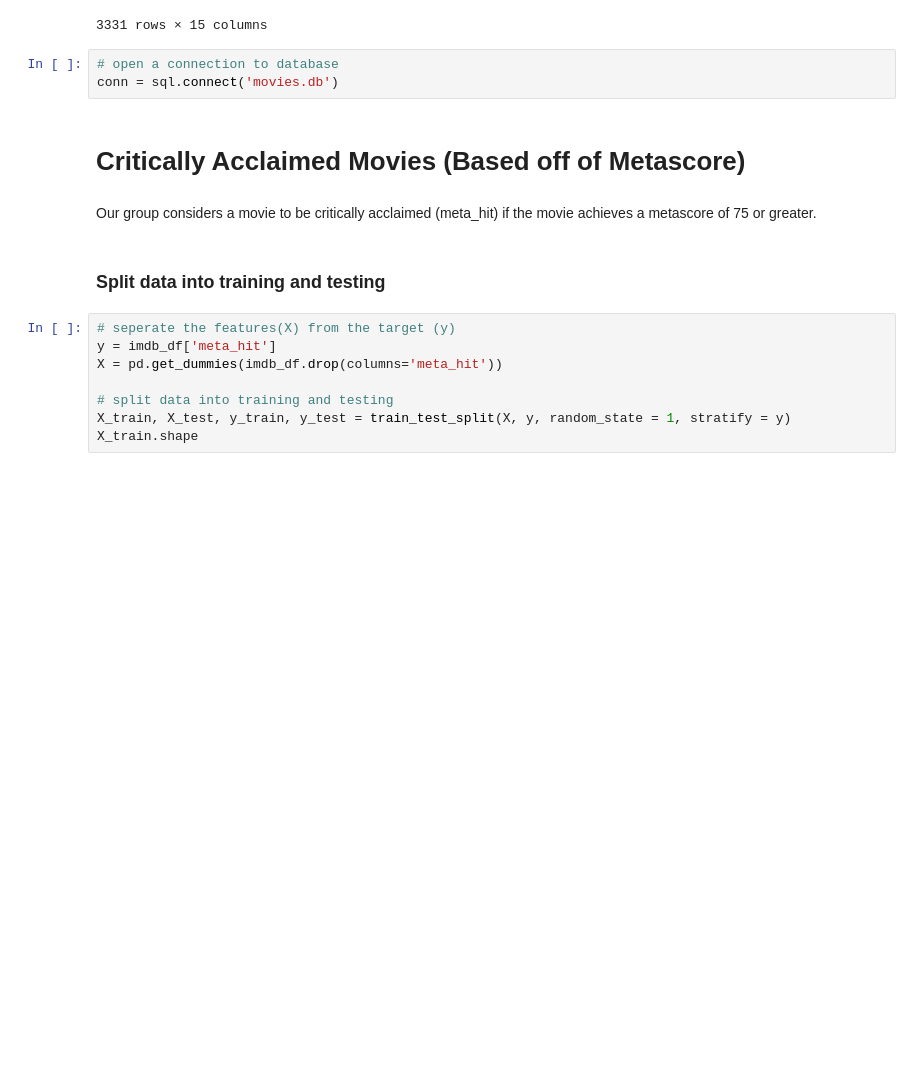
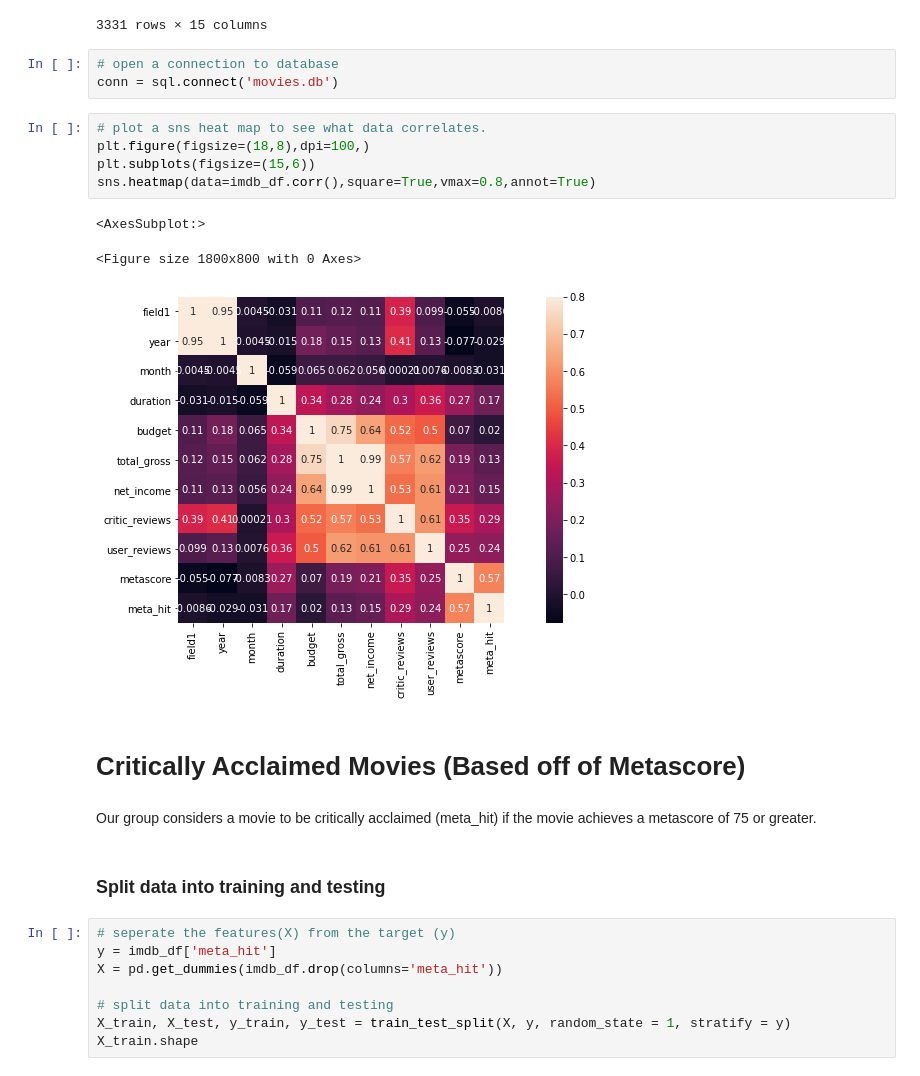
Before and after one commit to jmcdowell127/group-project, a Jupyter notebook: meta_&_blockbuster_models.ipynb, the cells around one changed output. Drawn from its saved outputs; the diff is of its cells as text; blank space fills up the shorter version.

Commit message:
added heat map to the notebook

```diff
--- a/meta_&_blockbuster_models.ipynb
+++ b/meta_&_blockbuster_models.ipynb
@@ -37,6 +37,15 @@ imdb_df
 # %%
 # open a connection to database
 conn = sql.connect('movies.db')
+# %%
+# plot a sns heat map to see what data correlates.
+plt.figure(figsize=(18,8),dpi=100,)
+plt.subplots(figsize=(15,6))
+sns.heatmap(data=imdb_df.corr(),square=True,vmax=0.8,annot=True)
+# %% [output]
+<AxesSubplot:>
+<Figure size 1800x800 with 0 Axes>
+[figure, added]
 # %% [markdown]
 # Critically Acclaimed Movies (Based off of Metascore)
 # %% [markdown]
```
Also changed, not shown: parts of 7 cells of this notebook.
